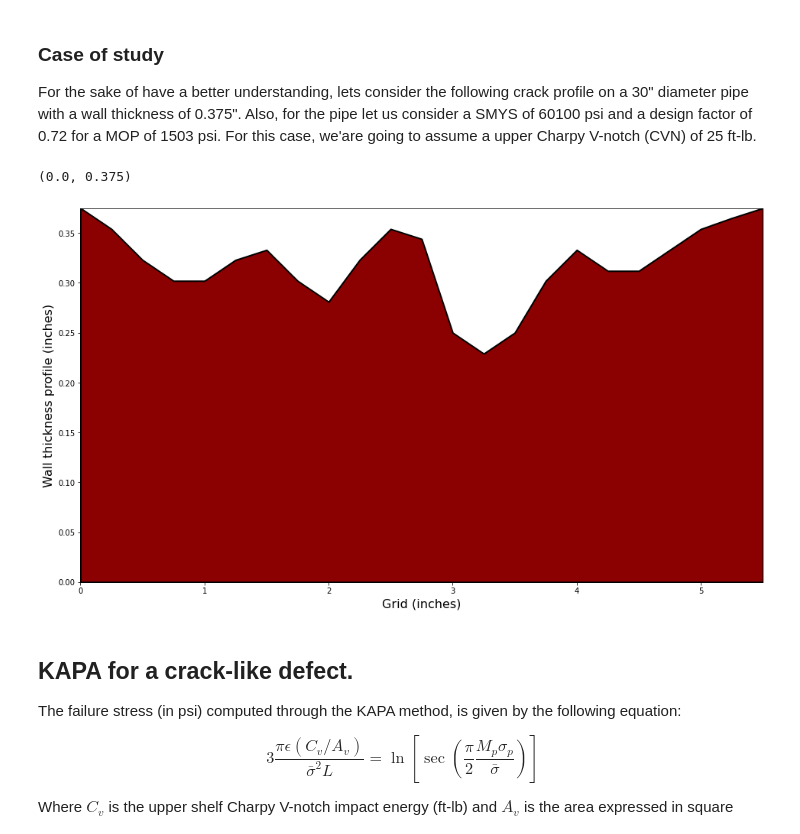
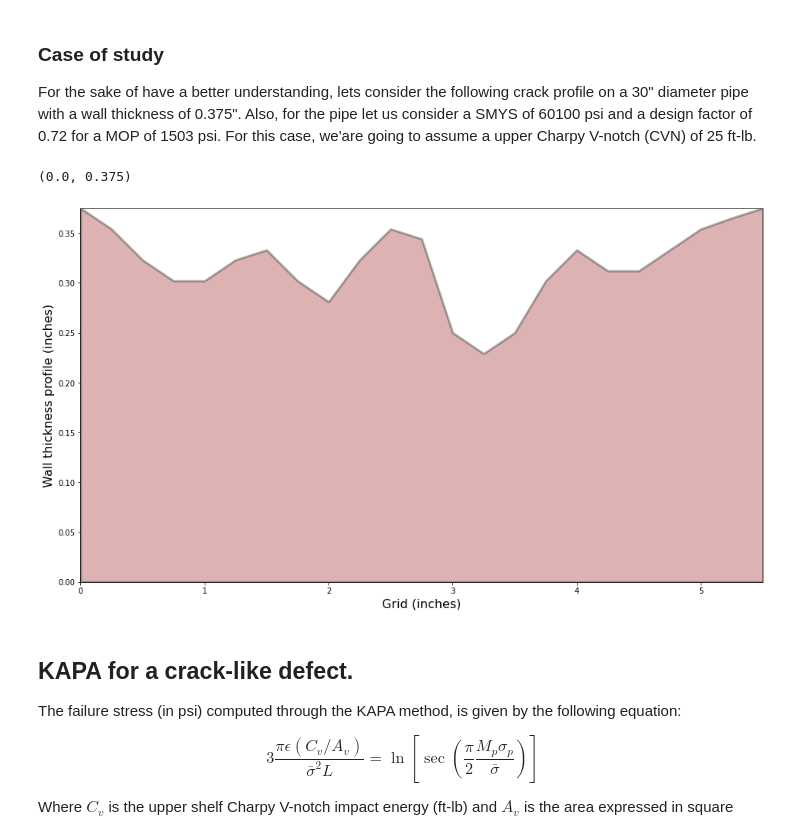
Before and after one commit to rfmergarejo/pipes, a Jupyter notebook: barlow.ipynb, the cells around one changed output. Saved outputs shown, nothing was run; the diff lists cells and outputs as text; code cells hidden in the pictures.

```diff
--- a/barlow.ipynb
+++ b/barlow.ipynb
@@ -22,22 +22,22 @@ For the sake of have a better understanding, lets consider the following crack p
 # %%
 # Importing some crack profile
 cprof = pd.read_excel('test_case.xlsx')
 
 # Plotting the crack profile
 fig, axs = plt.subplots(figsize=(16,9))
 
 thickness = 0.375
 
-axs.fill_between(cprof['profile_spacing'],thickness - cprof['depth'], 0, linewidth=2, color='darkred', ec='black')
+axs.fill_between(cprof['profile_spacing'],thickness - cprof['depth'], 0, linewidth=3, color='darkred', alpha=0.3, ec='black')
 
 axs.set_xlabel('Grid (inches)', size=16)
 axs.set_ylabel('Wall thickness profile (inches)', size=16)
 
 axs.set_xlim(min(cprof['profile_spacing']), max(cprof['profile_spacing']))
 axs.set_ylim(0, thickness)
 # %% [output]
 (0.0, 0.375)
-[figure, old version]
+[figure, new version]
 # %% [markdown]
 ## KAPA for a crack-like defect.
 
```
